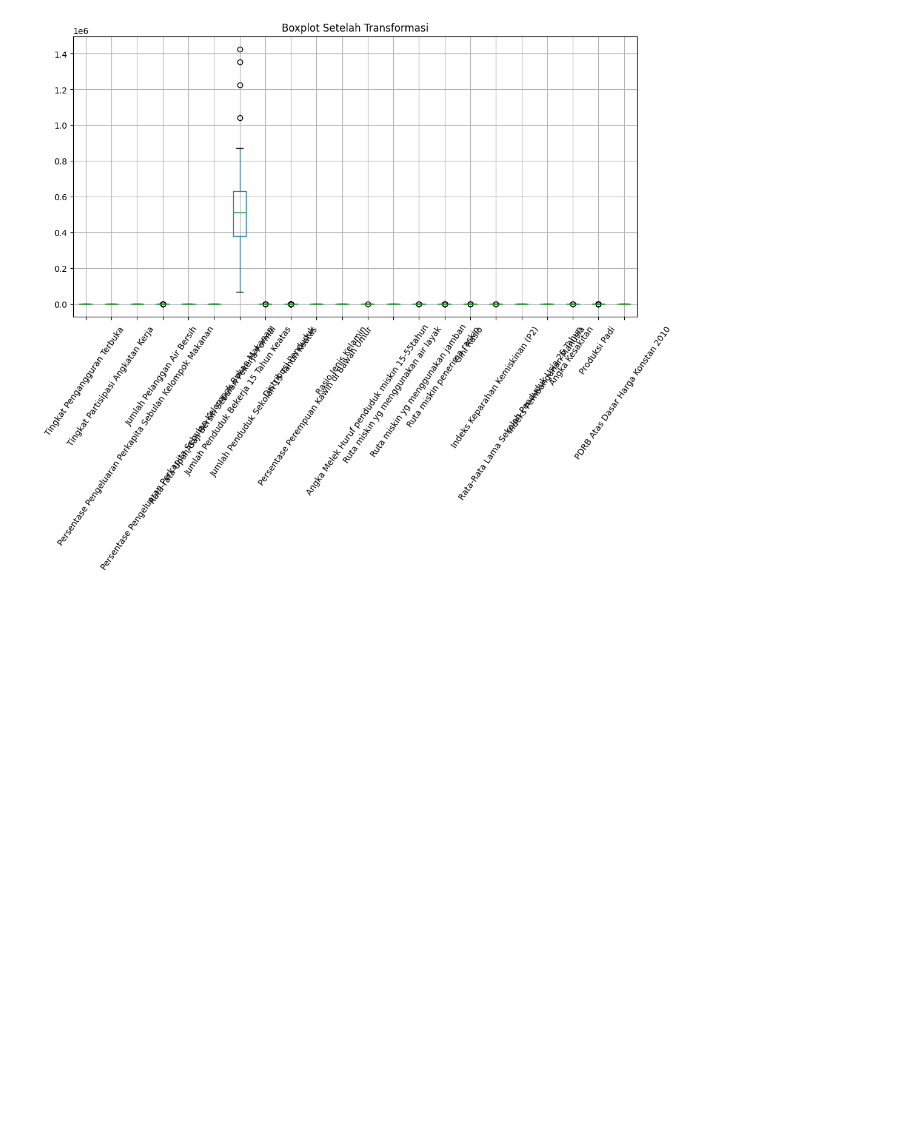
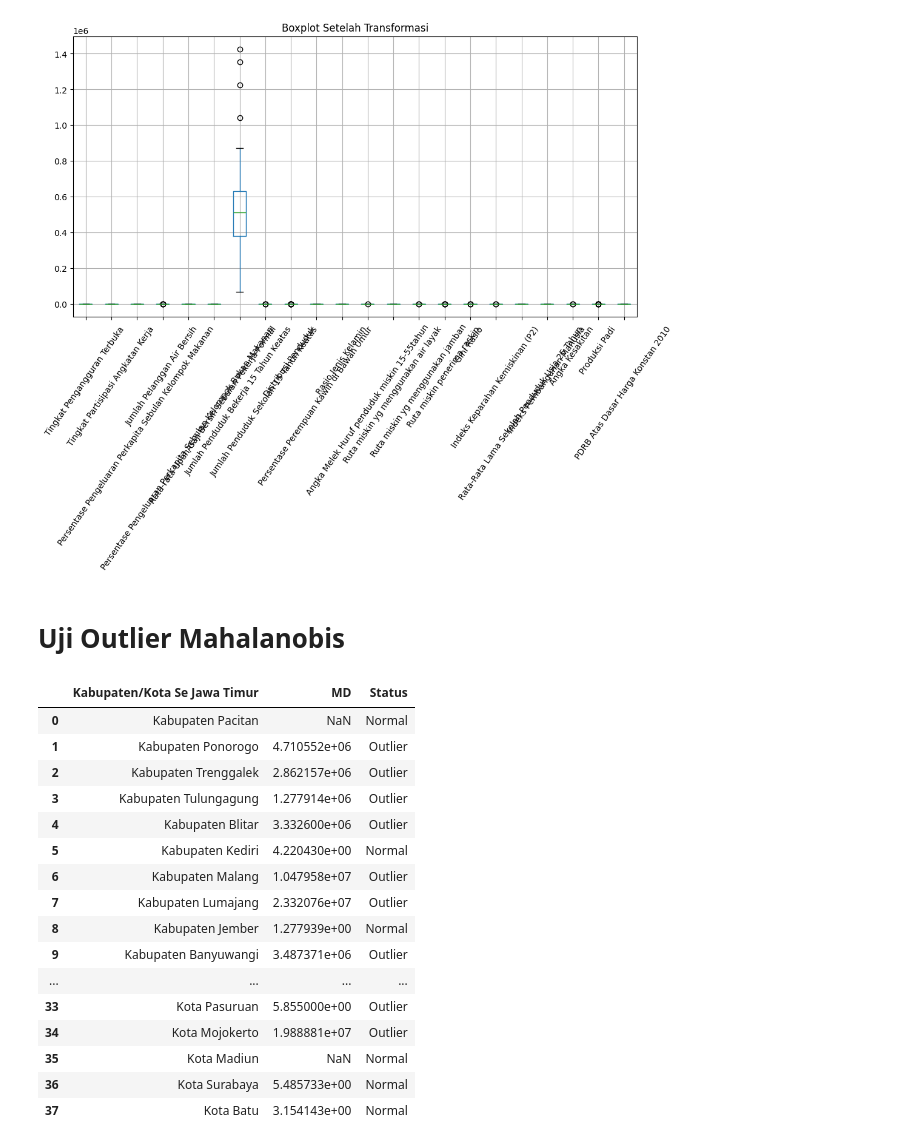
Before and after one commit to yowxy/Clustering-Based-on-Study-Case, a Jupyter notebook: index.ipynb, the cells around one changed output. Cells and saved outputs as stored; diff of their text form; code cells hidden in the pictures; blank space fills up the shorter version.

Commit message:
feat: add uji outlier mahalanobis feature

```diff
--- a/index.ipynb
+++ b/index.ipynb
@@ -170,3 +183,42 @@ plt.title('Boxplot Setelah Transformasi')
 plt.show()
 # %% [output]
 [figure]
+# %% [markdown]
+# Uji Outlier Mahalanobis
+# %%
+from scipy.spatial.distance import mahalanobis
+mean = data_transform.mean()
+std = data_transform.std()
+cov = data_transform.cov()
+inv_cov = np.linalg.inv(cov)
+
+
+md = [
+    mahalanobis(row, mean, inv_cov)
+        for row in data_transform.values
+]
+
+uji_outlier = data[['Kabupaten/Kota Se Jawa Timur']].copy()
+uji_outlier['MD'] = md
+
+batas_outlier = np.sqrt(chi2.ppf(0.95, data_transform.shape[1]))
+uji_outlier['Status'] = np.where(uji_outlier['MD'] > batas_outlier,'Outlier', 'Normal')
+display(uji_outlier)
+# %% [output]
+|  | Kabupaten/Kota Se Jawa Timur | MD | Status |
+| 0 | Kabupaten Pacitan | NaN | Normal |
+| 1 | Kabupaten Ponorogo | 4.710552e+06 | Outlier |
+| 2 | Kabupaten Trenggalek | 2.862157e+06 | Outlier |
+| 3 | Kabupaten Tulungagung | 1.277914e+06 | Outlier |
+| 4 | Kabupaten Blitar | 3.332600e+06 | Outlier |
+| 5 | Kabupaten Kediri | 4.220430e+00 | Normal |
+| 6 | Kabupaten Malang | 1.047958e+07 | Outlier |
+| 7 | Kabupaten Lumajang | 2.332076e+07 | Outlier |
+| 8 | Kabupaten Jember | 1.277939e+00 | Normal |
+| 9 | Kabupaten Banyuwangi | 3.487371e+06 | Outlier |
+| ... | ... | ... | ... |
+| 33 | Kota Pasuruan | 5.855000e+00 | Outlier |
+| 34 | Kota Mojokerto | 1.988881e+07 | Outlier |
+| 35 | Kota Madiun | NaN | Normal |
+| 36 | Kota Surabaya | 5.485733e+00 | Normal |
+| 37 | Kota Batu | 3.154143e+00 | Normal |
```
Also changed, not shown: parts of 1 cell of this notebook.
